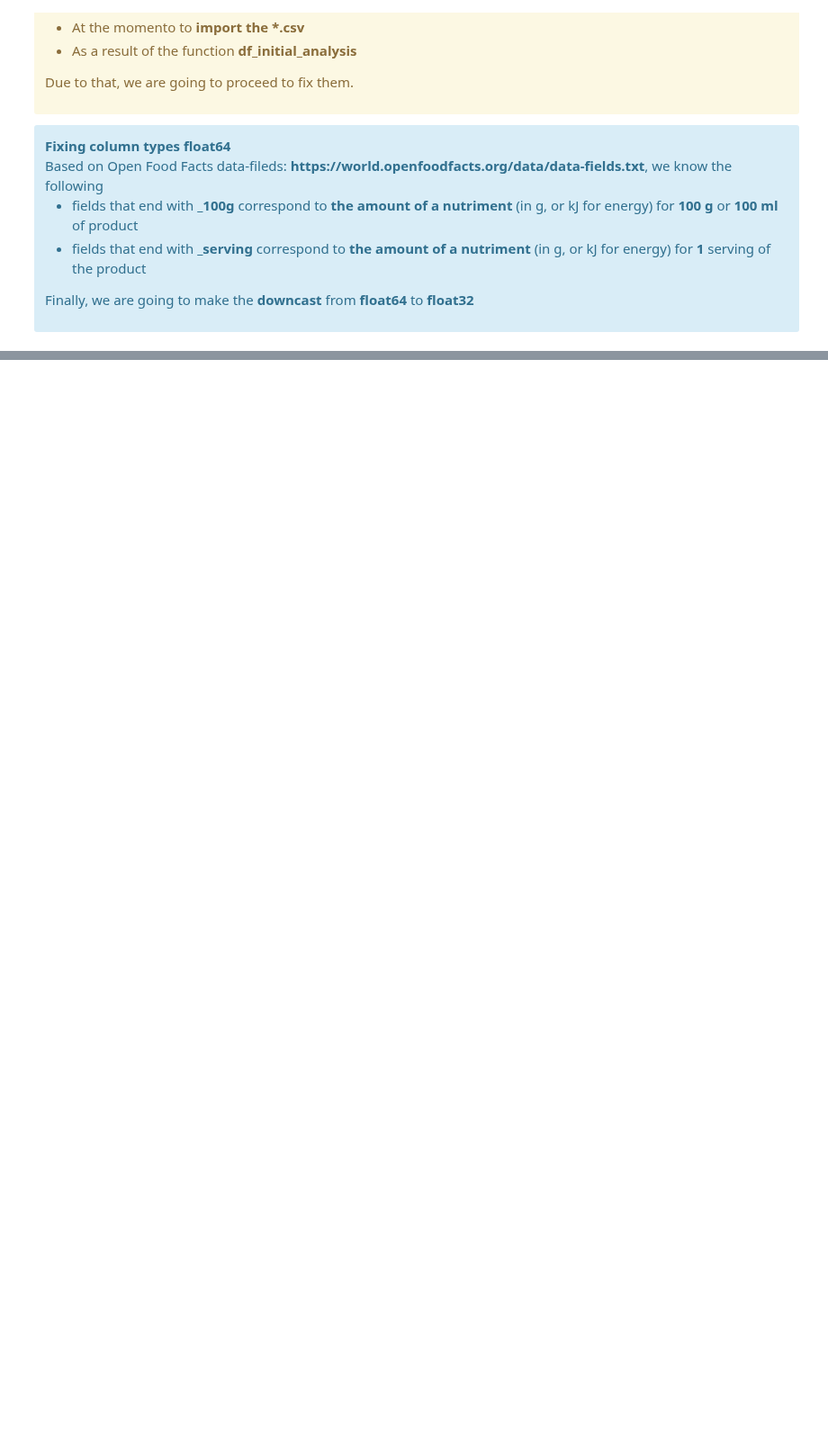
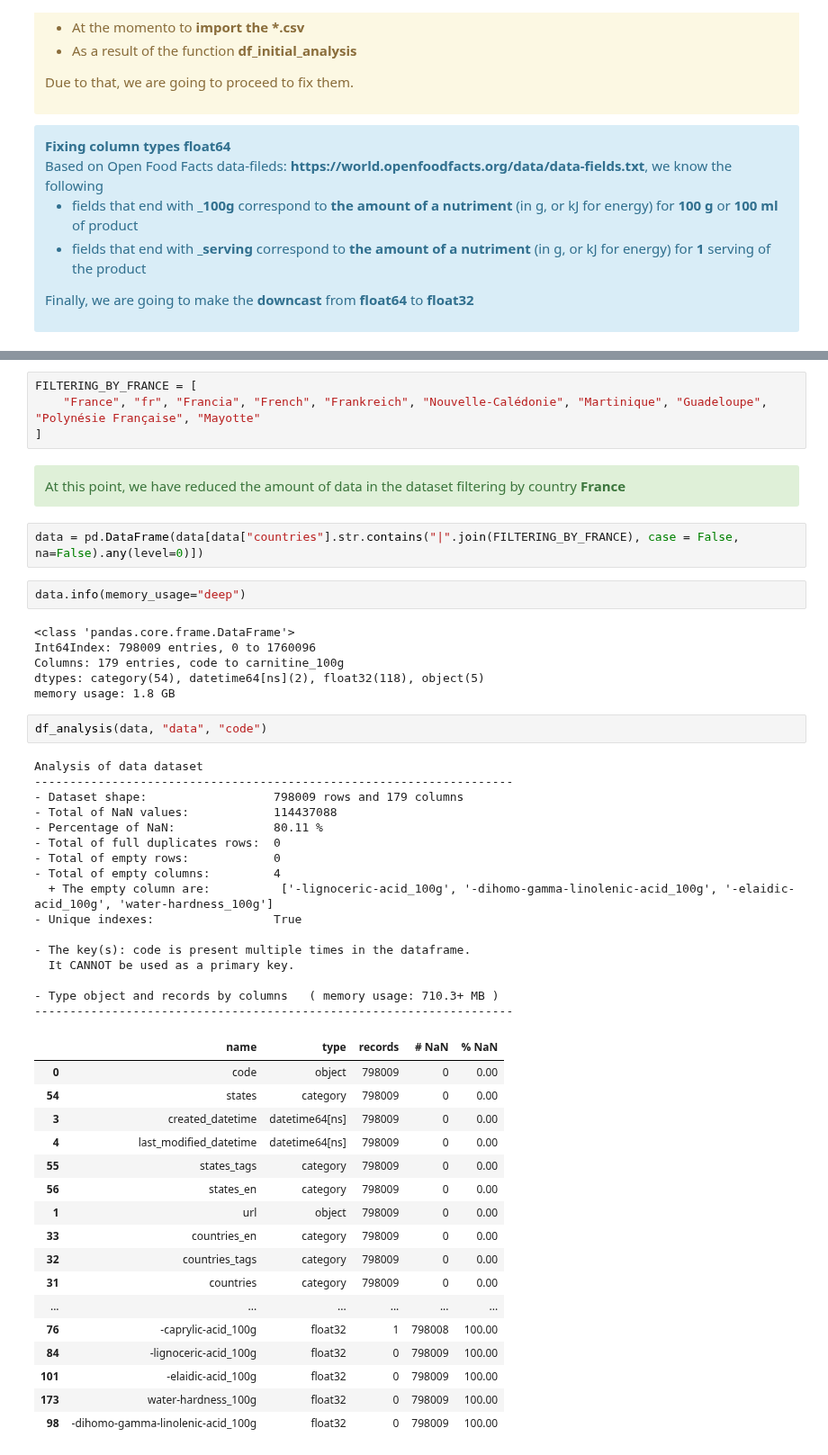
Before and after one commit to samirhinojosa/OC-P3-design-application-public-health, a Jupyter notebook: cleaning_notebook.ipynb, the cells around one changed output, grey strips where cells are left out. Shown at 90% size. Saved outputs shown, nothing was run; the diff lists cells and outputs as text; blank space fills up the shorter version.

```diff
--- a/cleaning_notebook.ipynb
+++ b/cleaning_notebook.ipynb
@@ -297,0 +432,54 @@ Finally, we are going to make the <b>downcast</b> from <b>float64</b> to <b>floa
+# %%
+FILTERING_BY_FRANCE = [
+    "France", "fr", "Francia", "French", "Frankreich", "Nouvelle-Calédonie", "Martinique", "Guadeloupe", "Polynésie Française", "Mayotte"
+]
+# %% [markdown]
+<div class="alert alert-block alert-success">
+    At this point, we have reduced the amount of data in the dataset filtering by country <b>France</b>
+</div>
+# %%
+data = pd.DataFrame(data[data["countries"].str.contains("|".join(FILTERING_BY_FRANCE), case = False, na=False).any(level=0)])
+# %%
+data.info(memory_usage="deep")
+# %% [output]
+<class 'pandas.core.frame.DataFrame'>
+Int64Index: 798009 entries, 0 to 1760096
+Columns: 179 entries, code to carnitine_100g
+dtypes: category(54), datetime64[ns](2), float32(118), object(5)
+memory usage: 1.8 GB
+# %%
+df_analysis(data, "data", "code")
+# %% [output]
+Analysis of data dataset
+--------------------------------------------------------------------
+- Dataset shape:                  798009 rows and 179 columns
+- Total of NaN values:            114437088
+- Percentage of NaN:              80.11 %
+- Total of full duplicates rows:  0
+- Total of empty rows:            0
+- Total of empty columns:         4
+  + The empty column are:          ['-lignoceric-acid_100g', '-dihomo-gamma-linolenic-acid_100g', '-elaidic-acid_100g', 'water-hardness_100g']
+- Unique indexes:                 True
+
+- The key(s): code is present multiple times in the dataframe.
+  It CANNOT be used as a primary key.
+
+- Type object and records by columns   ( memory usage: 710.3+ MB )
+--------------------------------------------------------------------
+|  | name | type | records | # NaN | % NaN |
+| 0 | code | object | 798009 | 0 | 0.00 |
+| 54 | states | category | 798009 | 0 | 0.00 |
+| 3 | created_datetime | datetime64[ns] | 798009 | 0 | 0.00 |
+| 4 | last_modified_datetime | datetime64[ns] | 798009 | 0 | 0.00 |
+| 55 | states_tags | category | 798009 | 0 | 0.00 |
+| 56 | states_en | category | 798009 | 0 | 0.00 |
+| 1 | url | object | 798009 | 0 | 0.00 |
+| 33 | countries_en | category | 798009 | 0 | 0.00 |
+| 32 | countries_tags | category | 798009 | 0 | 0.00 |
+| 31 | countries | category | 798009 | 0 | 0.00 |
+| ... | ... | ... | ... | ... | ... |
+| 76 | -caprylic-acid_100g | float32 | 1 | 798008 | 100.00 |
+| 84 | -lignoceric-acid_100g | float32 | 0 | 798009 | 100.00 |
+| 101 | -elaidic-acid_100g | float32 | 0 | 798009 | 100.00 |
+| 173 | water-hardness_100g | float32 | 0 | 798009 | 100.00 |
+| 98 | -dihomo-gamma-linolenic-acid_100g | float32 | 0 | 798009 | 100.00 |
```
Also changed, not shown: parts of 20 cells of this notebook.
